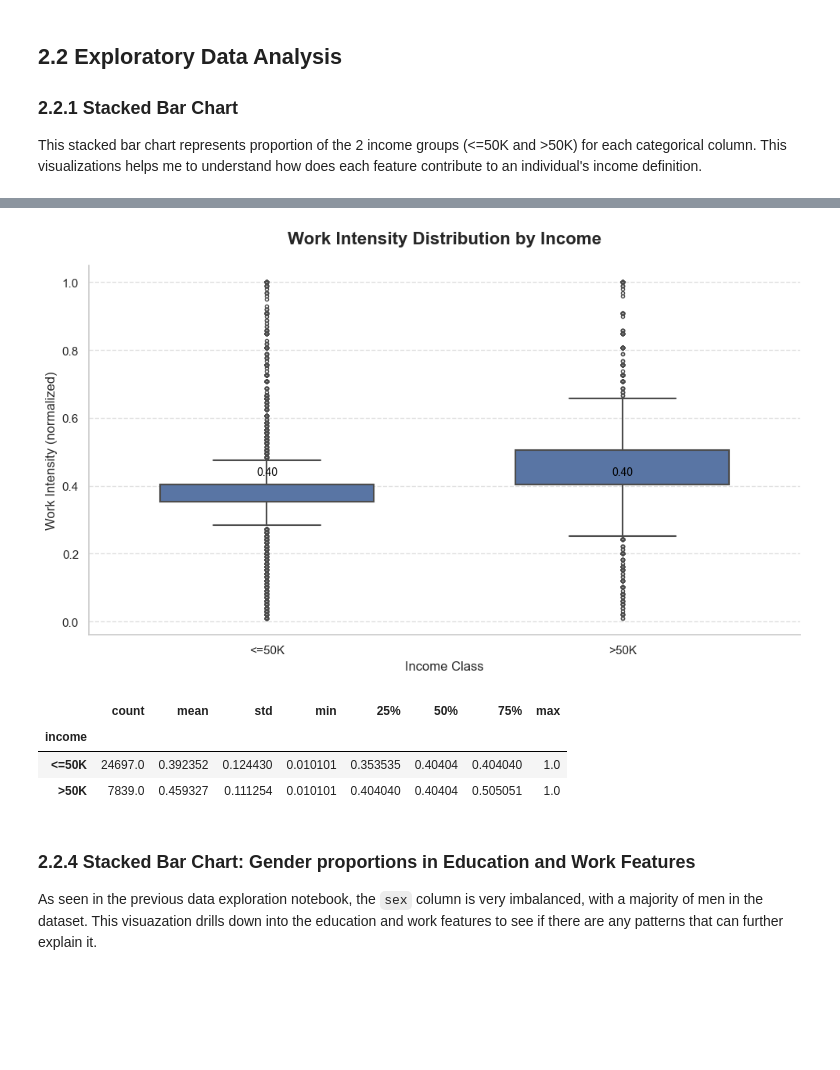
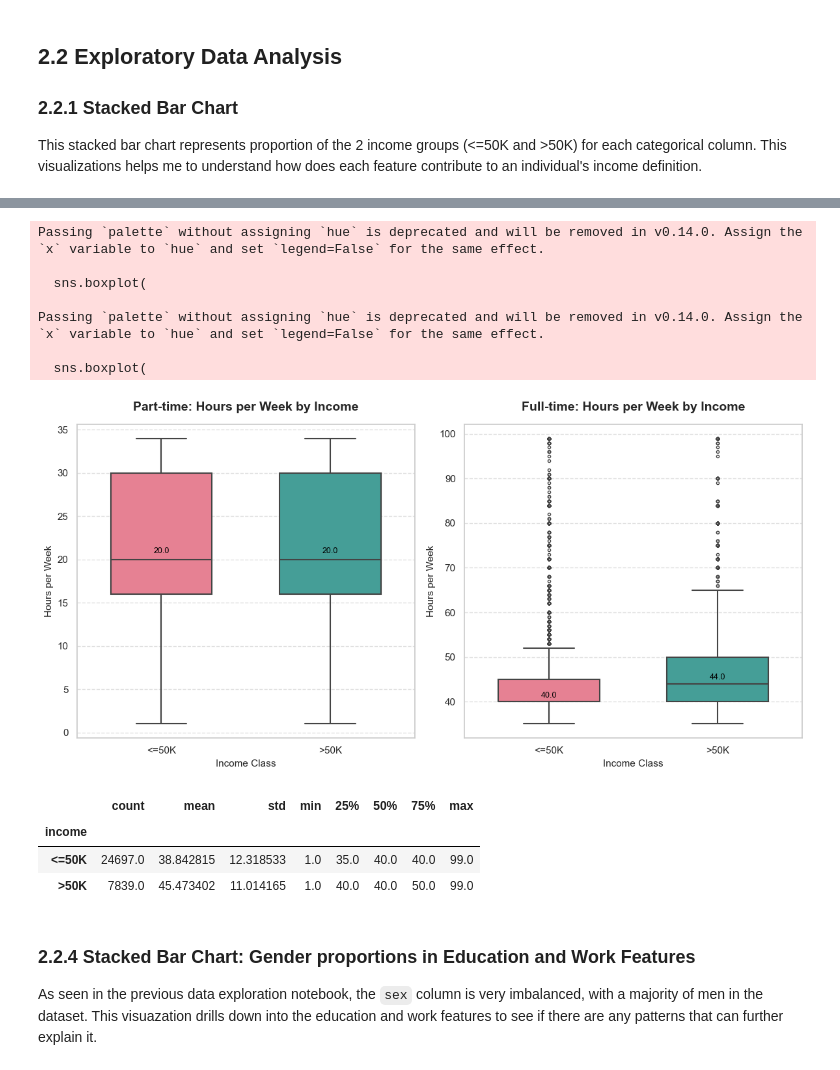
Before and after one commit to DanielMelo46/COMP-2040-Python-Essentials-Final-Project, a Jupyter notebook: Final_Analysis.ipynb, the cells around one changed output, grey strips where cells are left out. Drawn from its saved outputs; the diff is of its cells as text; code cells hidden in the pictures; blank space fills up the shorter version.

```diff
--- a/Final_Analysis.ipynb
+++ b/Final_Analysis.ipynb
@@ -227,40 +237,68 @@ This visualization shows the distribution of work intensity for each income type
 # %%
-plt.figure(figsize=(10, 6))
+fig, ax = plt.subplots(1, 2, figsize=(12, 6))
 
 sns.boxplot(
     x='income',
-    y='work_intensity',
-    data=df,
+    y='hours_per_week',
+    data=df[df['works_full_time'] == 0],   # filter
     width=0.6,
-    fliersize=3,   # smaller outlier markers
-    linewidth=1.5
+    fliersize=3,
+    linewidth=1.5,
+    palette='husl',
+    ax=ax[0]
 )
 
-
-# Titles and labels
-plt.title('Work Intensity Distribution by Income', fontsize=16, fontweight='bold', pad=20)
-plt.xlabel('Income Class', fontsize=12)
-plt.ylabel('Work Intensity (normalized)', fontsize=12)
-
-# Grid and style tweaks
-plt.grid(axis='y', linestyle='--', alpha=0.6)
-sns.despine()
+ax[0].set_title('Part-time: Hours per Week by Income', fontsize=14, fontweight='bold', pad=15)
+ax[0].set_xlabel('Income Class', fontsize=11)
+ax[0].set_ylabel('Hours per Week', fontsize=11)
+ax[0].grid(axis='y', linestyle='--', alpha=0.6)
 
 # Annotate medians
-medians = df.groupby('income')['work_intensity'].median()
-for i, median in enumerate(medians):
-    plt.text(i, median + 0.02, f'{median:.2f}',
-             ha='center', va='bottom', fontsize=10, color='black')
+medians_pt = df[df['works_full_time'] == 0].groupby('income')['hours_per_week'].median()
+for i, median in enumerate(medians_pt):
+    ax[0].text(i, median + 0.5, f'{median:.1f}', ha='center', va='bottom', fontsize=9, color='black')
+
+
+sns.boxplot(
+    x='income',
+    y='hours_per_week',
+    data=df[df['works_full_time'] == 1],   # filter
+    width=0.6,
+    fliersize=3,
+    linewidth=1.5,
+    palette='husl',
+    ax=ax[1]
+)
+
+ax[1].set_title('Full-time: Hours per Week by Income', fontsize=14, fontweight='bold', pad=15)
+ax[1].set_xlabel('Income Class', fontsize=11)
+ax[1].set_ylabel('Hours per Week', fontsize=11)
+ax[1].grid(axis='y', linestyle='--', alpha=0.6)
+
+# Annotate medians
+medians_ft = df[df['works_full_time'] == 1].groupby('income')['hours_per_week'].median()
+for i, median in enumerate(medians_ft):
+    ax[1].text(i, median + 0.5, f'{median:.1f}', ha='center', va='bottom', fontsize=9, color='black')
 
 plt.tight_layout()
 plt.show()
-df.groupby('income')['work_intensity'].describe()
+
+
+
+df.groupby('income')['hours_per_week'].describe()
 # %% [output]
+Passing `palette` without assigning `hue` is deprecated and will be removed in v0.14.0. Assign the `x` variable to `hue` and set `legend=False` for the same effect.
+
+  sns.boxplot(
+
+Passing `palette` without assigning `hue` is deprecated and will be removed in v0.14.0. Assign the `x` variable to `hue` and set `legend=False` for the same effect.
+
+  sns.boxplot(
-[figure, old version]
+[figure, new version]
 |  | count | mean | std | min | 25% | 50% | 75% | max |
 | income |  |  |  |  |  |  |  |  |
-| <=50K | 24697.0 | 0.392352 | 0.124430 | 0.010101 | 0.353535 | 0.40404 | 0.404040 | 1.0 |
-| >50K | 7839.0 | 0.459327 | 0.111254 | 0.010101 | 0.404040 | 0.40404 | 0.505051 | 1.0 |
+| <=50K | 24697.0 | 38.842815 | 12.318533 | 1.0 | 35.0 | 40.0 | 40.0 | 99.0 |
+| >50K | 7839.0 | 45.473402 | 11.014165 | 1.0 | 40.0 | 40.0 | 50.0 | 99.0 |
 # %% [markdown]
 ### 2.2.4 Stacked Bar Chart: Gender proportions in Education and Work Features
 As seen in the previous data exploration notebook, the `sex` column is very imbalanced, with a majority of men in the dataset. This visuazation drills down into the education and work features to see if there are any patterns that can further explain it.
```
Also changed, not shown: parts of 8 cells of this notebook, 1 other file.
